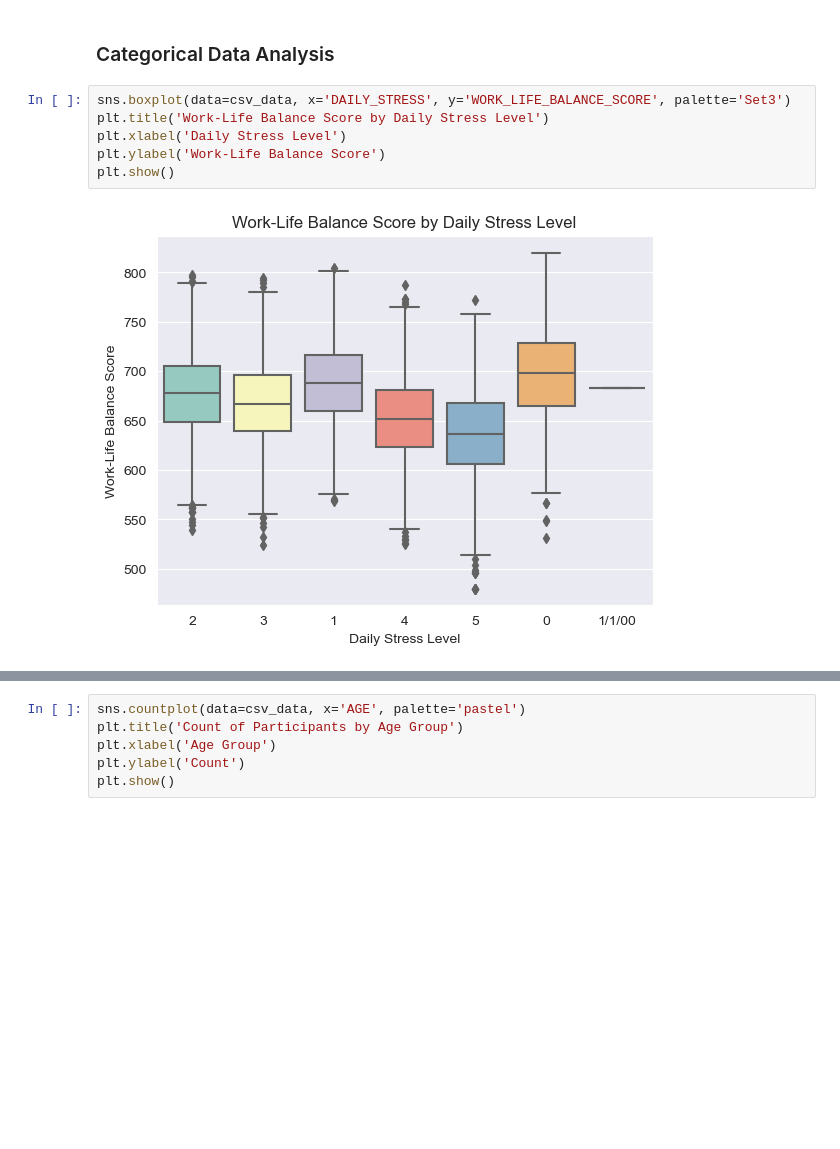
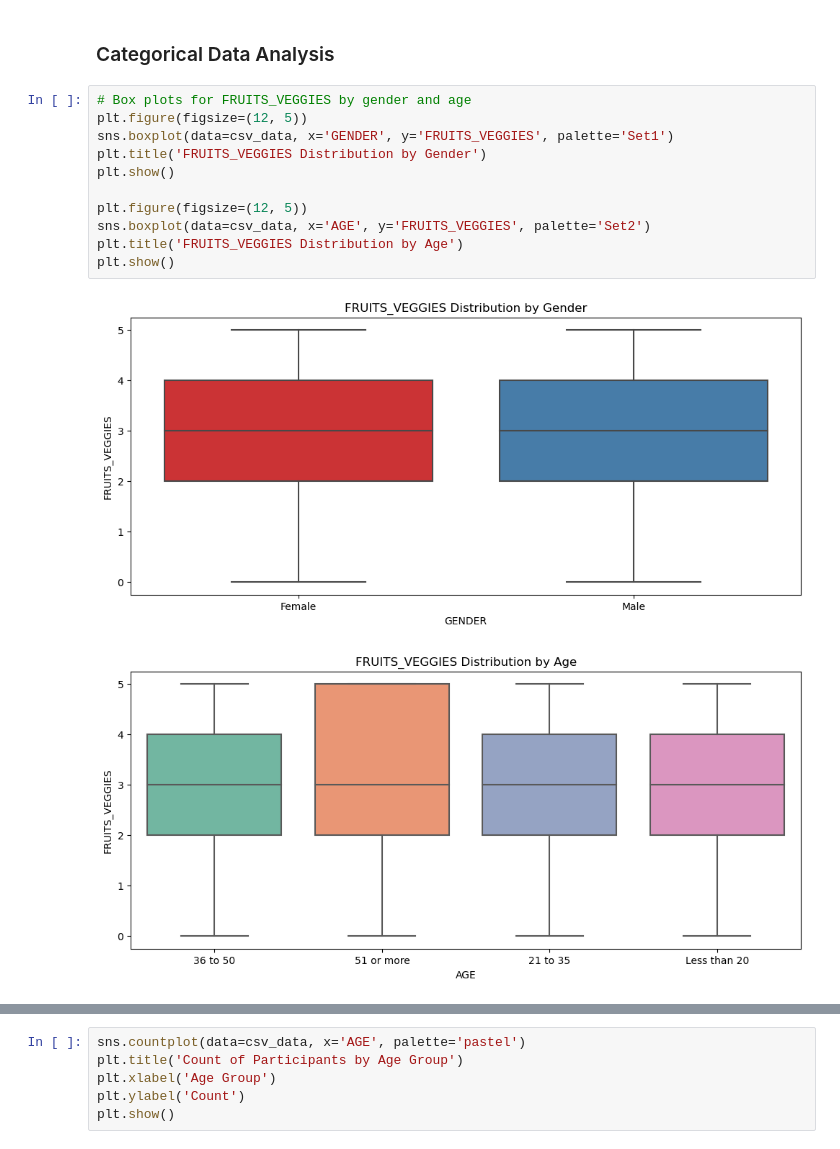
Before and after one commit to amsun001/Project_DataScience-lifestyle-and-wellbeing, a Jupyter notebook: Script/LifestyleAndWellbeing.ipynb, the cells around one changed output, grey strips where cells are left out. Cells and saved outputs as stored; diff of their text form; blank space fills up the shorter version.

Commit message:
removed worklife-balance-score from the dataset and upadted the EDA part.

```diff
--- a/Script/LifestyleAndWellbeing.ipynb
+++ b/Script/LifestyleAndWellbeing.ipynb
@@ -247,10 +261,16 @@ plt.show()
 # %% [markdown]
 ### Categorical Data Analysis
 # %%
-sns.boxplot(data=csv_data, x='DAILY_STRESS', y='WORK_LIFE_BALANCE_SCORE', palette='Set3')
-plt.title('Work-Life Balance Score by Daily Stress Level')
-plt.xlabel('Daily Stress Level')
-plt.ylabel('Work-Life Balance Score')
+# Box plots for FRUITS_VEGGIES by gender and age
+plt.figure(figsize=(12, 5))
+sns.boxplot(data=csv_data, x='GENDER', y='FRUITS_VEGGIES', palette='Set1')
+plt.title('FRUITS_VEGGIES Distribution by Gender')
 plt.show()
+
+plt.figure(figsize=(12, 5))
+sns.boxplot(data=csv_data, x='AGE', y='FRUITS_VEGGIES', palette='Set2')
+plt.title('FRUITS_VEGGIES Distribution by Age')
+plt.show()
 # %% [output]
-[figure, old version]
+[figure, new version]
+[figure, added]
```
Also changed, not shown: parts of 13 cells of this notebook, 1 other file.
